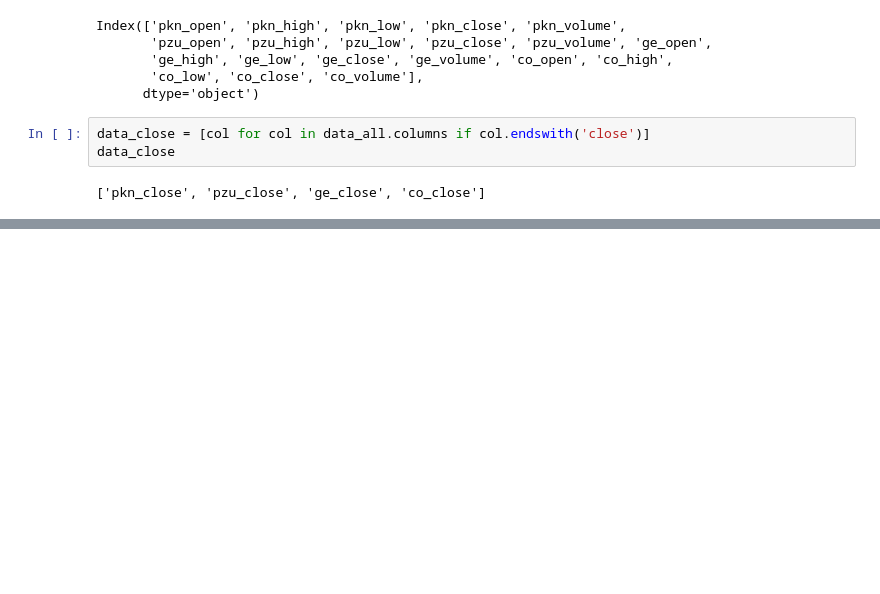
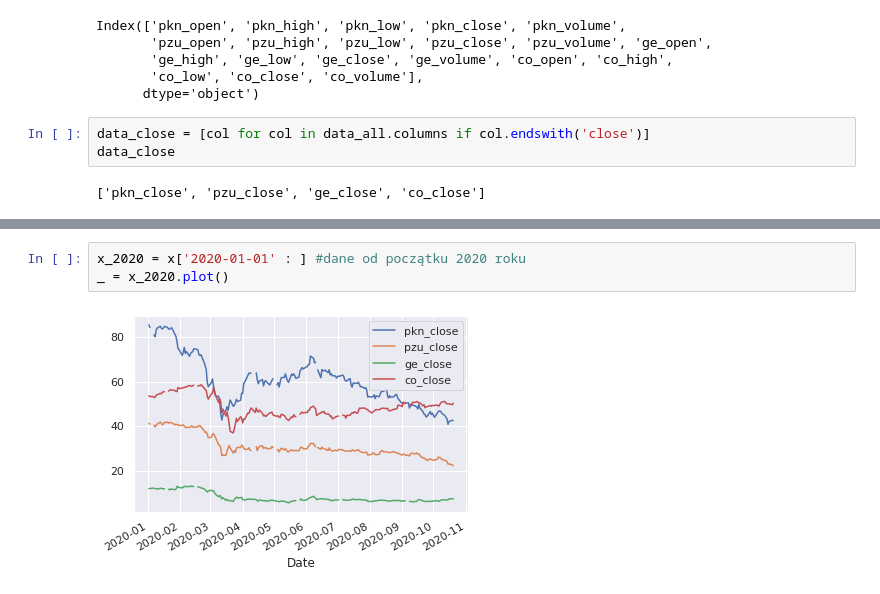
Before and after one commit to mietekdom/Data_Science_Cases, a Jupyter notebook: Stock_Market_All.ipynb, the cells around one changed output, grey strips where cells are left out. Drawn from its saved outputs; the diff is of its cells as text; blank space fills up the shorter version.

```diff
--- a/Stock_Market_All.ipynb
+++ b/Stock_Market_All.ipynb
@@ -98,0 +97,5 @@ ValueError: ignored
+# %%
+x_2020 = x['2020-01-01' : ] #dane od początku 2020 roku
+_ = x_2020.plot()
+# %% [output]
+[figure, added]
```
Also changed, not shown: parts of 7 cells of this notebook.
